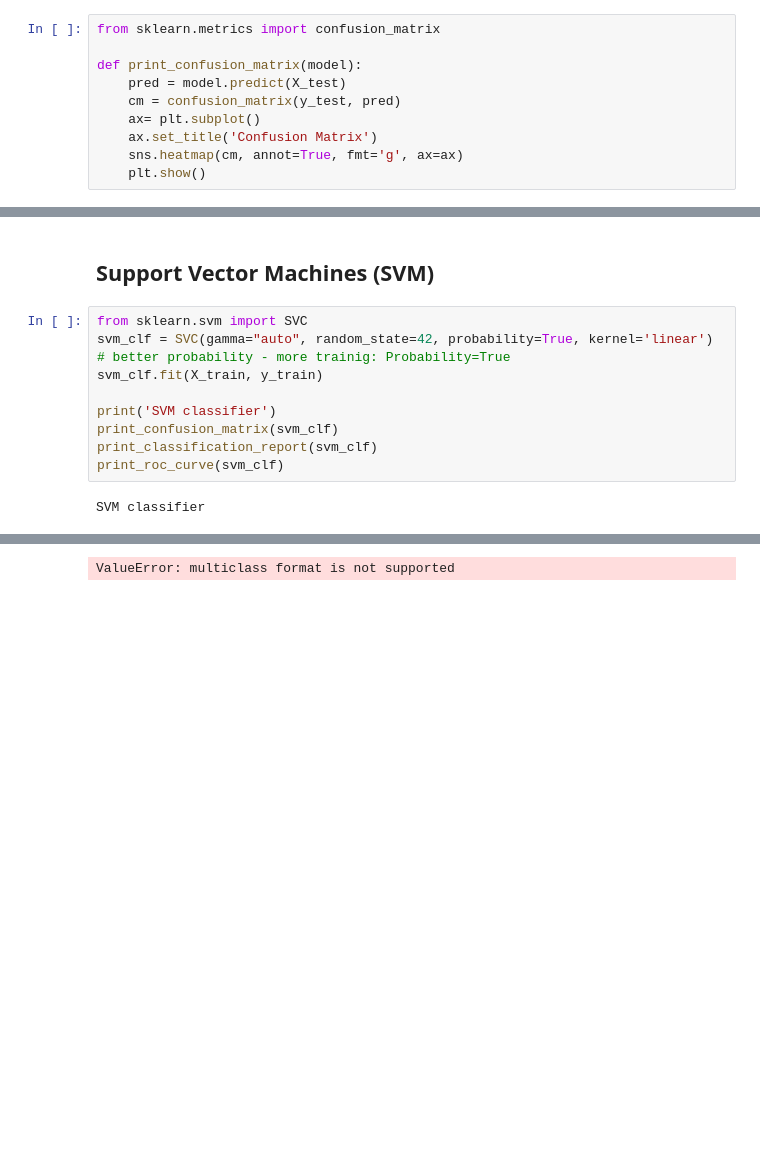
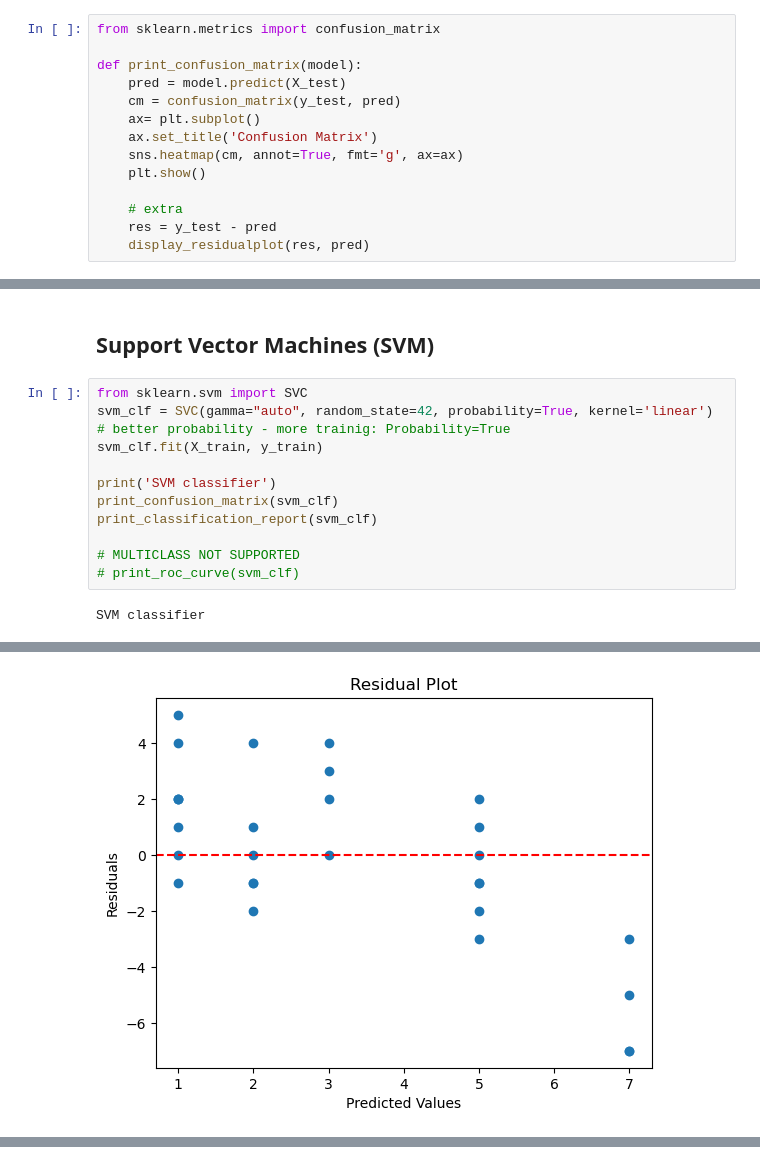
Before and after one commit to Fera13/ML-Project-Obesity-Classifier, a Jupyter notebook: ML_Project.ipynb, the cells around one changed output, grey strips where cells are left out. Cells and saved outputs as stored; diff of their text form; blank space fills up the shorter version.

```diff
--- a/ML_Project.ipynb
+++ b/ML_Project.ipynb
@@ -362,6 +362,10 @@ def print_confusion_matrix(model):
     ax.set_title('Confusion Matrix')
     sns.heatmap(cm, annot=True, fmt='g', ax=ax)
     plt.show()
+
+    # extra
+    res = y_test - pred
+    display_residualplot(res, pred)
 # %%
 from sklearn.metrics import classification_report
 
@@ -384,15 +396,18 @@ def print_roc_curve(model):
 # %%
 from sklearn.svm import SVC
 svm_clf = SVC(gamma="auto", random_state=42, probability=True, kernel='linear') # better probability - more trainig: Probability=True
 svm_clf.fit(X_train, y_train)
 
 print('SVM classifier')
 print_confusion_matrix(svm_clf)
 print_classification_report(svm_clf)
-print_roc_curve(svm_clf)
+
+# MULTICLASS NOT SUPPORTED
+# print_roc_curve(svm_clf)
 # %% [output]
 SVM classifier
 [figure]
+[figure, added]
 Classification report:
               precision    recall  f1-score   support
 
@@ -408,7 +423,6 @@ Classification report:
     accuracy                           0.14        29
    macro avg       0.09      0.14      0.10        29
 weighted avg       0.10      0.14      0.11        29
-ValueError: multiclass format is not supported
 # %%
 from sklearn.linear_model import LogisticRegression
 model = LogisticRegression(max_iter=1000)  # You can choose different models like RandomForest, SVM, etc.
```
Also changed, not shown: parts of 2 cells of this notebook, 1 other file.
